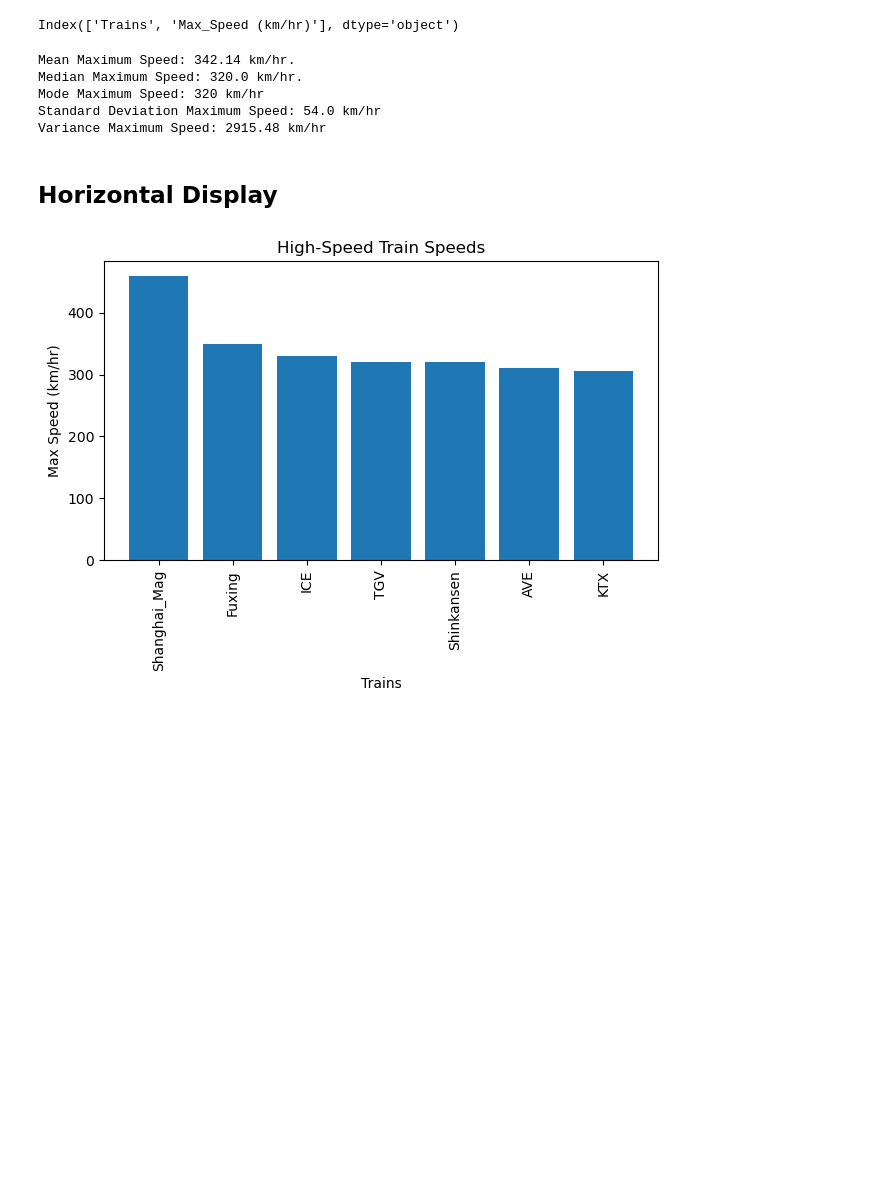
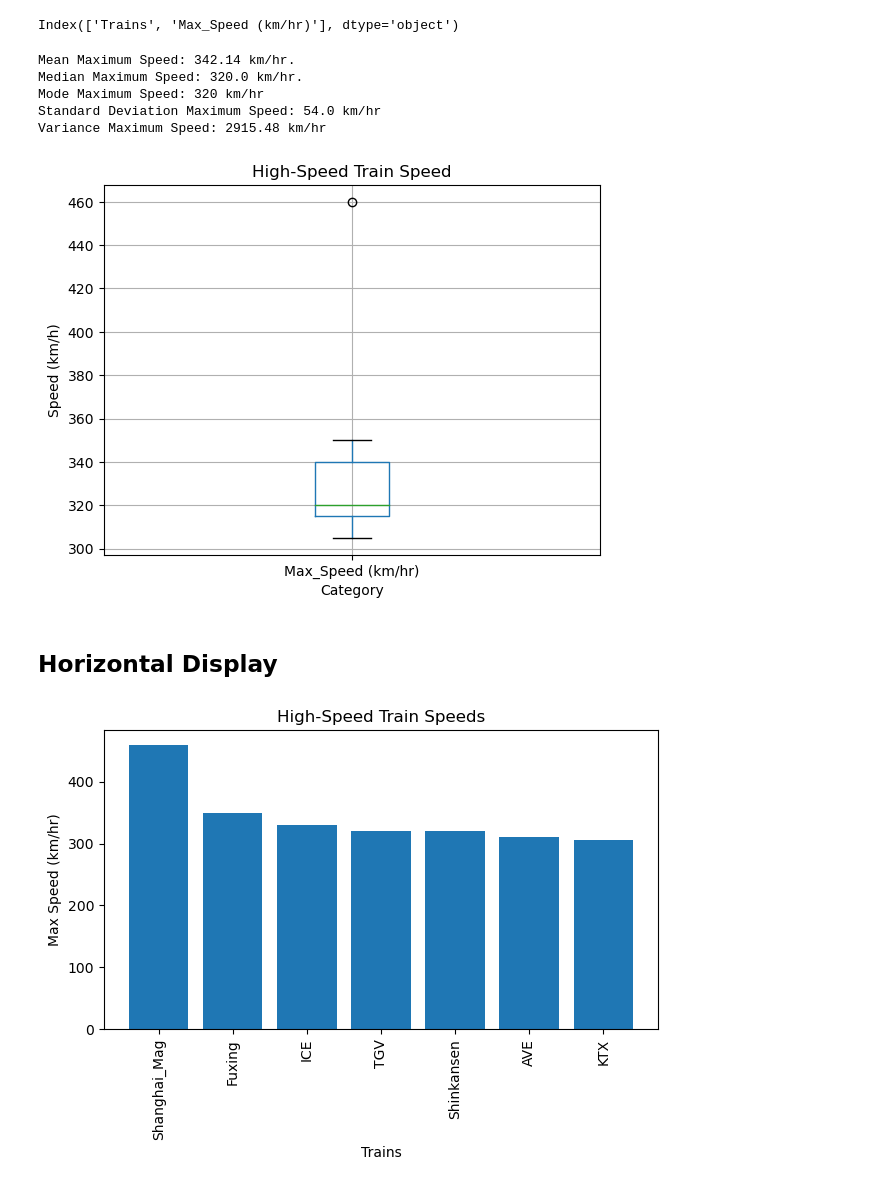
Before and after one commit to lotlouischoitslab/Computational_Transportation_Science, a Jupyter notebook: 00Transportation_Intro/01Louis_Python_Notes.ipynb, the cells around one changed output. Drawn from its saved outputs; the diff is of its cells as text; code cells hidden in the pictures; blank space fills up the shorter version.

```diff
--- a/00Transportation_Intro/01Louis_Python_Notes.ipynb
+++ b/00Transportation_Intro/01Louis_Python_Notes.ipynb
@@ -414,6 +414,16 @@ Median Maximum Speed: 320.0 km/hr.
 Mode Maximum Speed: 320 km/hr
 Standard Deviation Maximum Speed: 54.0 km/hr
 Variance Maximum Speed: 2915.48 km/hr
+# %%
+data.boxplot()
+
+plt.title('High-Speed Train Speed')
+plt.xlabel('Category')
+plt.ylabel('Speed (km/h)')
+
+plt.show()
+# %% [output]
+[figure, added]
 # %% [markdown]
 ## Horizontal Display
 # %%
```
Also changed, not shown: parts of 29 cells of this notebook.
